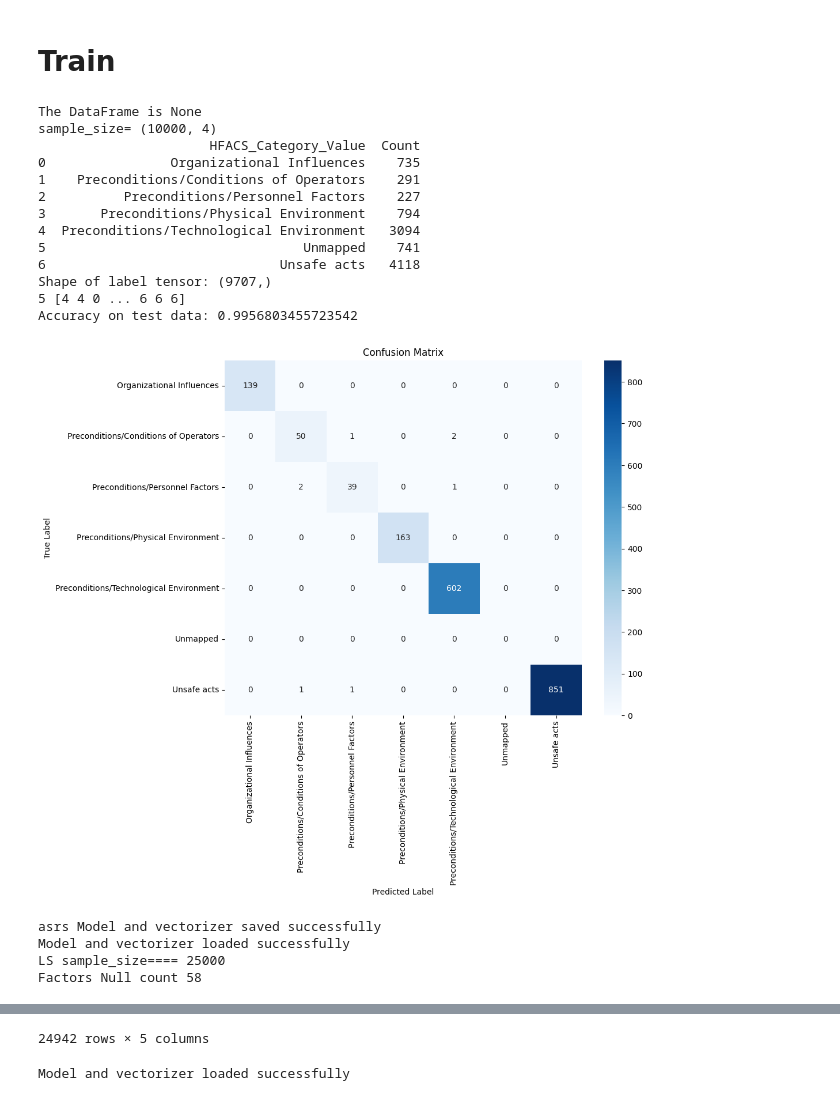
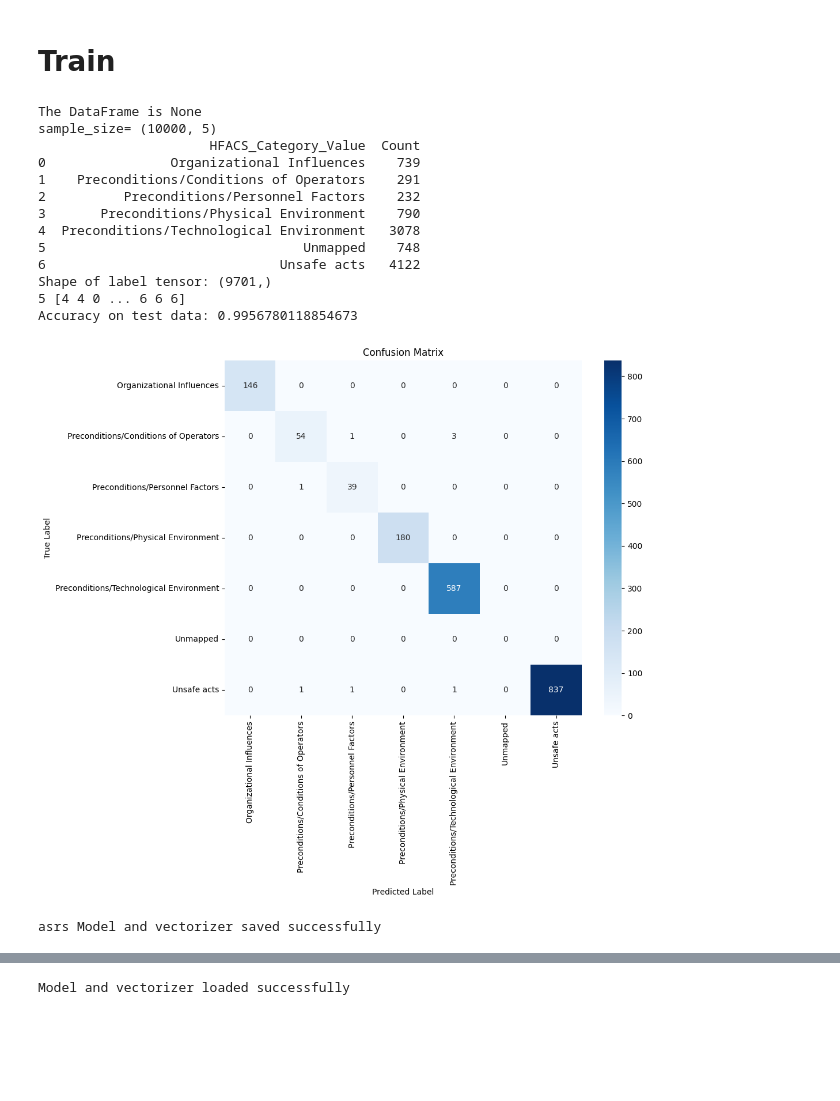
Before and after one commit to lasalasa/ASTAPM_Model, a Jupyter notebook: notebooks/notebook_main.ipynb, the cells around one changed output, grey strips where cells are left out. Cells and saved outputs as stored; diff of their text form; code cells hidden in the pictures; blank space fills up the shorter version.

Commit message:
Updated models

```diff
--- a/notebooks/notebook_main.ipynb
+++ b/notebooks/notebook_main.ipynb
@@ -55,39 +62,36 @@ import joblib
 # %%
 # 01. Get Data
 asrs_df = CoreUtils.get_data('asrs')
 
 options={
     "is_merge_taxonomy": True
 }
 
 # 02. Label Spreading
 asrs_modelLS = ModelLS(None, 'asrs', 10000, options=options)
 asrs_modelLS.train()
 
 # 03. Apply it new data get predicting label
-asrs_predicted_data = ModelLS.predict(asrs_df, 'asrs', 1, 25000)
+# asrs_predicted_data = ModelLS.predict(asrs_df, 'asrs', 1, 25000)
 
 # model_data = labeled_data[labeled_data['HFACS_Category_Value_Predict'] != 'Unmapped'].copy()
 
 # 05. Show Label distribution
 # show_label(asrs_predicted_data, 'HFACS_Category_Value_Predict')
-asrs_predicted_data
+# asrs_predicted_data
 # %% [output]
 The DataFrame is None
-sample_size= (10000, 4)
+sample_size= (10000, 5)
                       HFACS_Category_Value  Count
-0                Organizational Influences    735
+0                Organizational Influences    739
 1    Preconditions/Conditions of Operators    291
-2          Preconditions/Personnel Factors    227
-3       Preconditions/Physical Environment    794
-4  Preconditions/Technological Environment   3094
-5                                 Unmapped    741
-6                              Unsafe acts   4118
-Shape of label tensor: (9707,)
+2          Preconditions/Personnel Factors    232
+3       Preconditions/Physical Environment    790
+4  Preconditions/Technological Environment   3078
+5                                 Unmapped    748
+6                              Unsafe acts   4122
+Shape of label tensor: (9701,)
 5 [4 4 0 ... 6 6 6]
-Accuracy on test data: 0.9956803455723542
+Accuracy on test data: 0.9956780118854673
-[figure, old version]
+[figure, new version]
 asrs Model and vectorizer saved successfully
-Model and vectorizer loaded successfully
-LS sample_size==== 25000
-Factors Null count 58
@@ -106,4 +98,3 @@ Factors Null count 58
-24942 rows × 5 columns
 # %%
 asrs_predicted_data = ModelLS.predict(asrs_df, 'asrs', 3, 25000)
 # %% [output]
```
Also changed, not shown: parts of 6 cells of this notebook, 7 other files.
